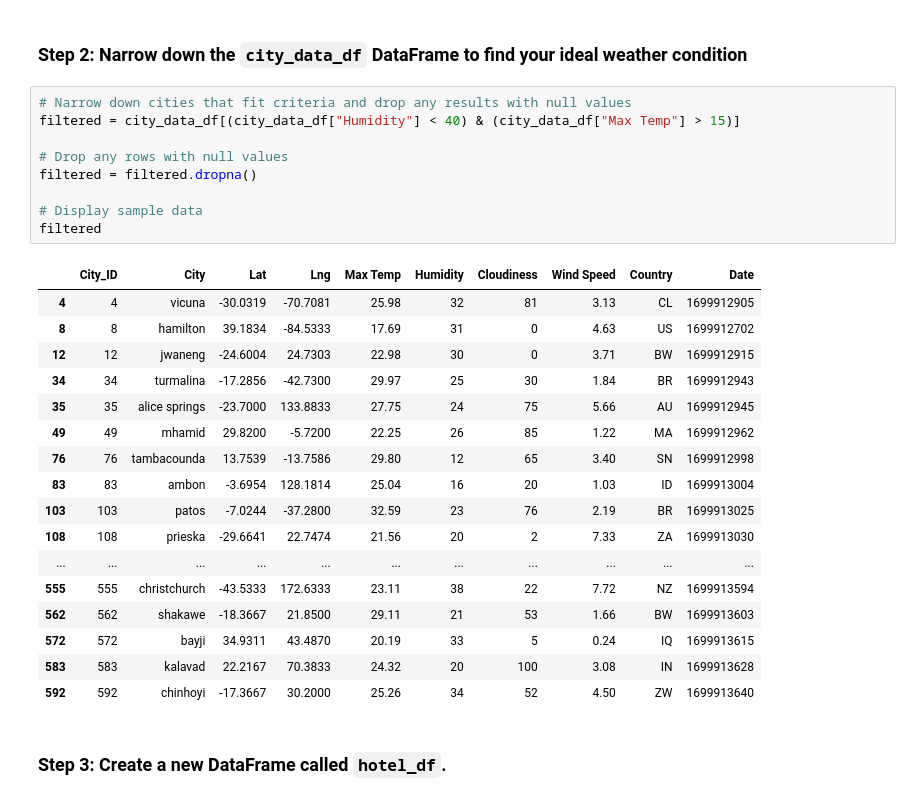
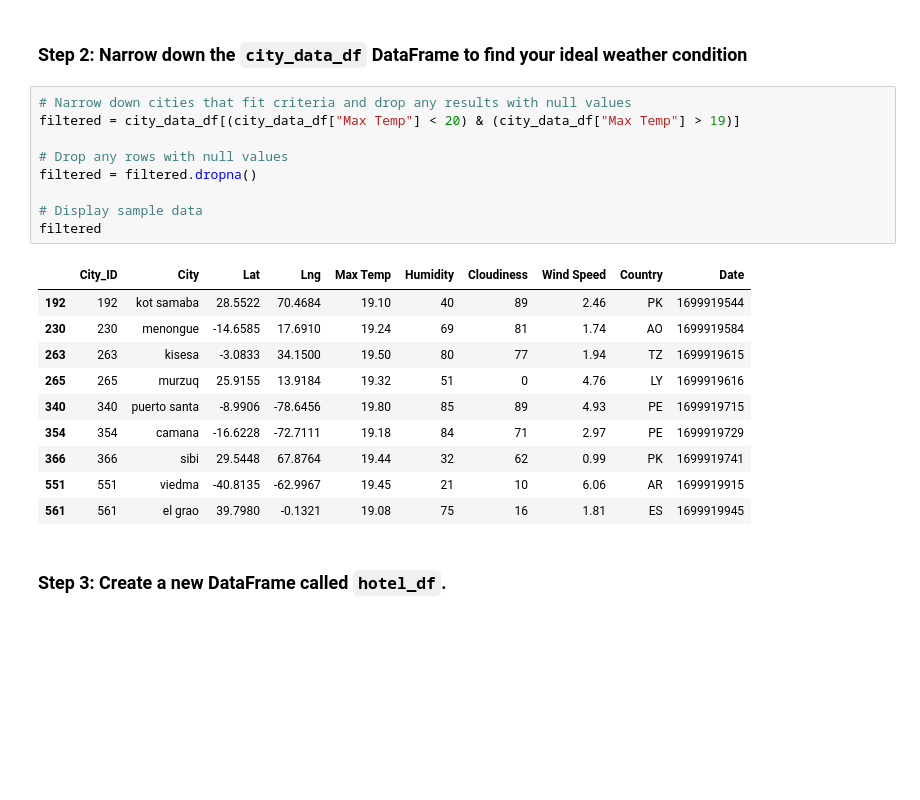
Before and after one commit to Sntsjrg/Python-API-Challenge, a Jupyter notebook: WeatherPy/VacationPy.ipynb, the cells around one changed output. Saved outputs shown, nothing was run; the diff lists cells and outputs as text; blank space fills up the shorter version.

```diff
--- a/WeatherPy/VacationPy.ipynb
+++ b/WeatherPy/VacationPy.ipynb
@@ -52,31 +52,24 @@ map_plot
 ### Step 2: Narrow down the `city_data_df` DataFrame to find your ideal weather condition
 # %%
 # Narrow down cities that fit criteria and drop any results with null values
-filtered = city_data_df[(city_data_df["Humidity"] < 40) & (city_data_df["Max Temp"] > 15)]
+filtered = city_data_df[(city_data_df["Max Temp"] < 20) & (city_data_df["Max Temp"] > 19)]
 
 # Drop any rows with null values
 filtered = filtered.dropna()
 
 # Display sample data
 filtered
 # %% [output]
 |  | City_ID | City | Lat | Lng | Max Temp | Humidity | Cloudiness | Wind Speed | Country | Date |
-| 4 | 4 | vicuna | -30.0319 | -70.7081 | 25.98 | 32 | 81 | 3.13 | CL | 1699912905 |
-| 8 | 8 | hamilton | 39.1834 | -84.5333 | 17.69 | 31 | 0 | 4.63 | US | 1699912702 |
-| 12 | 12 | jwaneng | -24.6004 | 24.7303 | 22.98 | 30 | 0 | 3.71 | BW | 1699912915 |
-| 34 | 34 | turmalina | -17.2856 | -42.7300 | 29.97 | 25 | 30 | 1.84 | BR | 1699912943 |
-| 35 | 35 | alice springs | -23.7000 | 133.8833 | 27.75 | 24 | 75 | 5.66 | AU | 1699912945 |
-| 49 | 49 | mhamid | 29.8200 | -5.7200 | 22.25 | 26 | 85 | 1.22 | MA | 1699912962 |
-| 76 | 76 | tambacounda | 13.7539 | -13.7586 | 29.80 | 12 | 65 | 3.40 | SN | 1699912998 |
-| 83 | 83 | ambon | -3.6954 | 128.1814 | 25.04 | 16 | 20 | 1.03 | ID | 1699913004 |
-| 103 | 103 | patos | -7.0244 | -37.2800 | 32.59 | 23 | 76 | 2.19 | BR | 1699913025 |
-| 108 | 108 | prieska | -29.6641 | 22.7474 | 21.56 | 20 | 2 | 7.33 | ZA | 1699913030 |
-| ... | ... | ... | ... | ... | ... | ... | ... | ... | ... | ... |
-| 555 | 555 | christchurch | -43.5333 | 172.6333 | 23.11 | 38 | 22 | 7.72 | NZ | 1699913594 |
-| 562 | 562 | shakawe | -18.3667 | 21.8500 | 29.11 | 21 | 53 | 1.66 | BW | 1699913603 |
-| 572 | 572 | bayji | 34.9311 | 43.4870 | 20.19 | 33 | 5 | 0.24 | IQ | 1699913615 |
-| 583 | 583 | kalavad | 22.2167 | 70.3833 | 24.32 | 20 | 100 | 3.08 | IN | 1699913628 |
-| 592 | 592 | chinhoyi | -17.3667 | 30.2000 | 25.26 | 34 | 52 | 4.50 | ZW | 1699913640 |
+| 192 | 192 | kot samaba | 28.5522 | 70.4684 | 19.10 | 40 | 89 | 2.46 | PK | 1699919544 |
+| 230 | 230 | menongue | -14.6585 | 17.6910 | 19.24 | 69 | 81 | 1.74 | AO | 1699919584 |
+| 263 | 263 | kisesa | -3.0833 | 34.1500 | 19.50 | 80 | 77 | 1.94 | TZ | 1699919615 |
+| 265 | 265 | murzuq | 25.9155 | 13.9184 | 19.32 | 51 | 0 | 4.76 | LY | 1699919616 |
+| 340 | 340 | puerto santa | -8.9906 | -78.6456 | 19.80 | 85 | 89 | 4.93 | PE | 1699919715 |
+| 354 | 354 | camana | -16.6228 | -72.7111 | 19.18 | 84 | 71 | 2.97 | PE | 1699919729 |
+| 366 | 366 | sibi | 29.5448 | 67.8764 | 19.44 | 32 | 62 | 0.99 | PK | 1699919741 |
+| 551 | 551 | viedma | -40.8135 | -62.9967 | 19.45 | 21 | 10 | 6.06 | AR | 1699919915 |
+| 561 | 561 | el grao | 39.7980 | -0.1321 | 19.08 | 75 | 16 | 1.81 | ES | 1699919945 |
 # %% [markdown]
 ### Step 3: Create a new DataFrame called `hotel_df`.
 # %%
```
Also changed, not shown: parts of 3 cells of this notebook, 6 other files.
